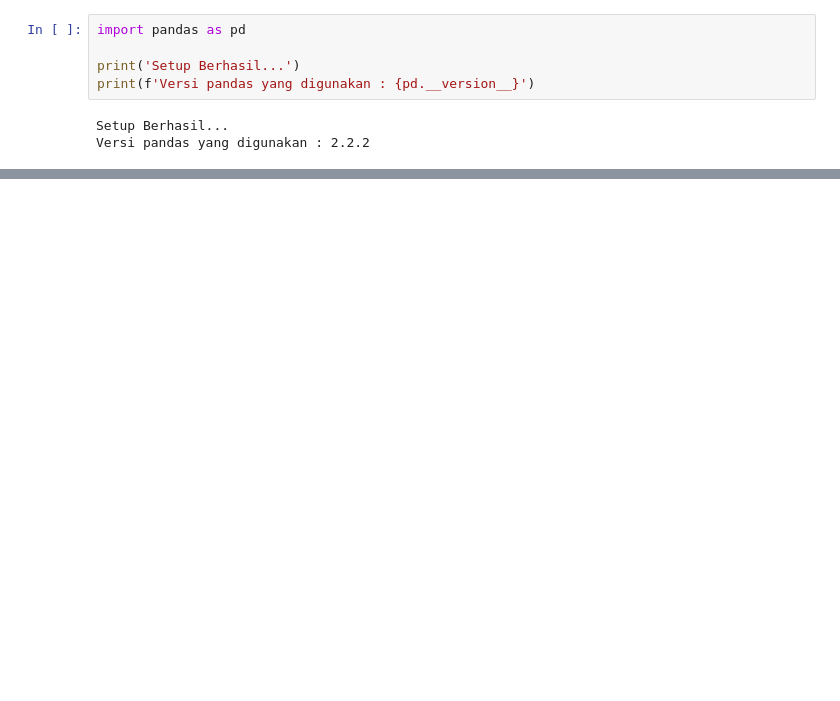
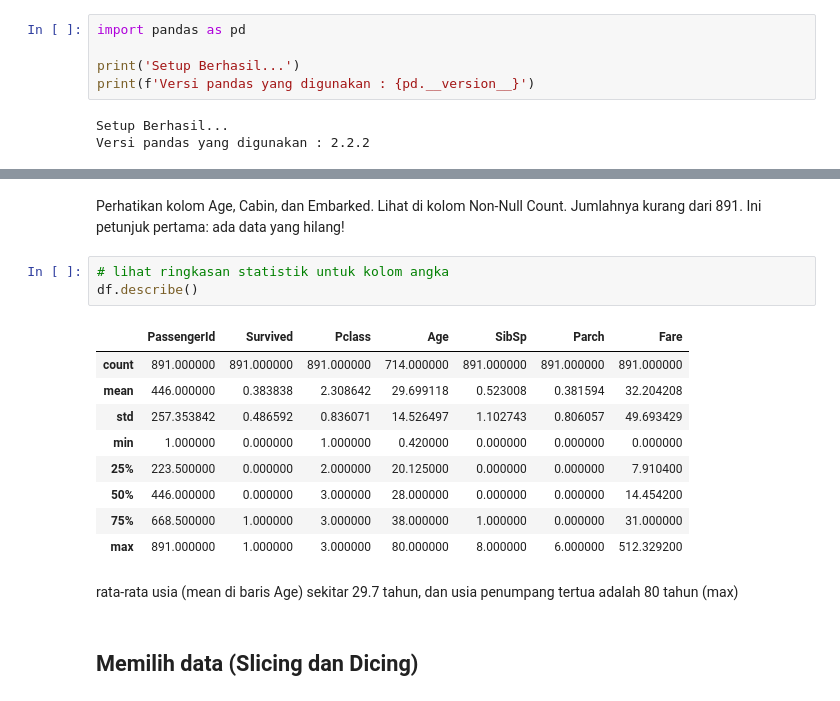
Before and after one commit to Ulinuhabduh/ML-Journey, a Jupyter notebook: Bulan 1/01-First-Data-Load.ipynb, the cells around one changed output, grey strips where cells are left out. Drawn from its saved outputs; the diff is of its cells as text; blank space fills up the shorter version.

Commit message:
docs: Explore basic Pandas operations (info, describe, selection, filtering)

```diff
--- a/Bulan 1/01-First-Data-Load.ipynb
+++ b/Bulan 1/01-First-Data-Load.ipynb
@@ -24,0 +61,19 @@ df.head()
+# %% [markdown]
+Perhatikan kolom Age, Cabin, dan Embarked. Lihat di kolom Non-Null Count. Jumlahnya kurang dari 891. Ini petunjuk pertama: ada data yang hilang!
+# %%
+# lihat ringkasan statistik untuk kolom angka
+df.describe()
+# %% [output]
+|  | PassengerId | Survived | Pclass | Age | SibSp | Parch | Fare |
+| count | 891.000000 | 891.000000 | 891.000000 | 714.000000 | 891.000000 | 891.000000 | 891.000000 |
+| mean | 446.000000 | 0.383838 | 2.308642 | 29.699118 | 0.523008 | 0.381594 | 32.204208 |
+| std | 257.353842 | 0.486592 | 0.836071 | 14.526497 | 1.102743 | 0.806057 | 49.693429 |
+| min | 1.000000 | 0.000000 | 1.000000 | 0.420000 | 0.000000 | 0.000000 | 0.000000 |
+| 25% | 223.500000 | 0.000000 | 2.000000 | 20.125000 | 0.000000 | 0.000000 | 7.910400 |
+| 50% | 446.000000 | 0.000000 | 3.000000 | 28.000000 | 0.000000 | 0.000000 | 14.454200 |
+| 75% | 668.500000 | 1.000000 | 3.000000 | 38.000000 | 1.000000 | 0.000000 | 31.000000 |
+| max | 891.000000 | 1.000000 | 3.000000 | 80.000000 | 8.000000 | 6.000000 | 512.329200 |
+# %% [markdown]
+rata-rata usia (mean di baris Age) sekitar 29.7 tahun, dan usia penumpang tertua adalah 80 tahun (max)
+# %% [markdown]
+## Memilih data (Slicing dan Dicing)
```
Also changed, not shown: parts of 15 cells of this notebook.
